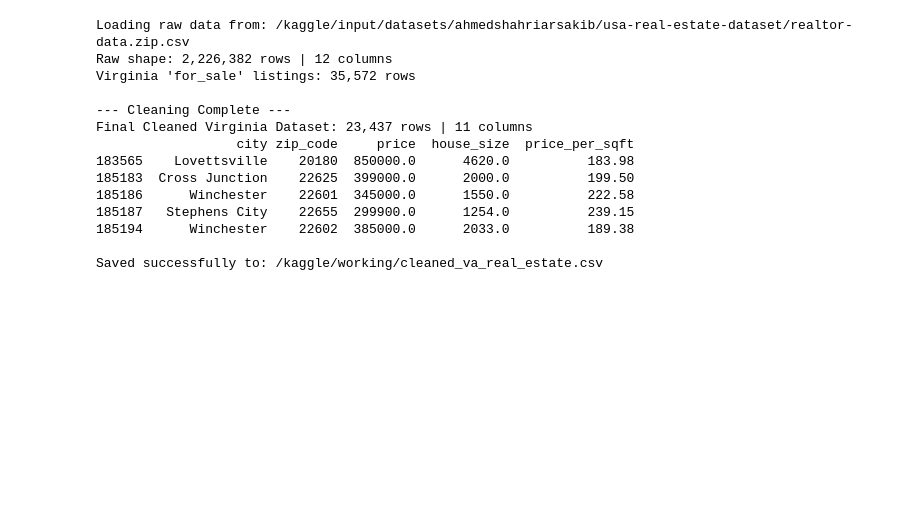
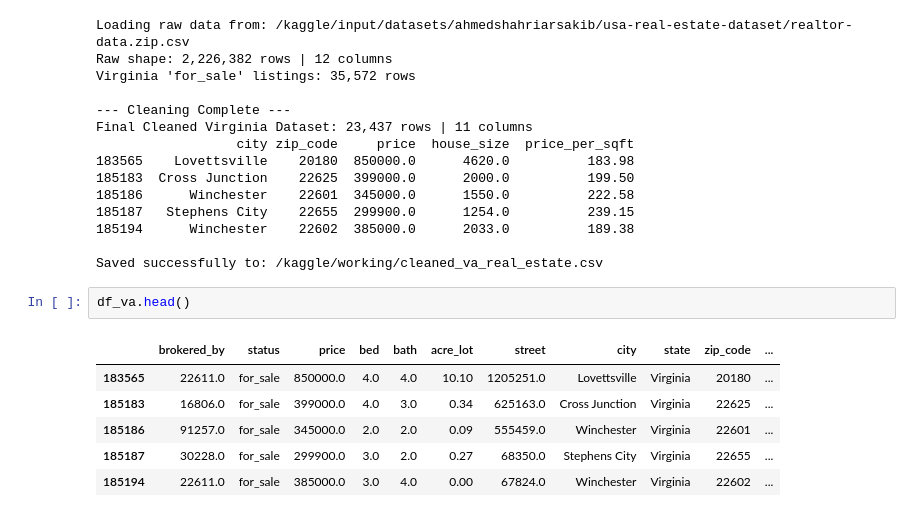
Before and after one commit to courtneyhodge/va-real-estate-spatial-valuation, a Jupyter notebook: real-estate-project.ipynb, the cells around one changed output. Cells and saved outputs as stored; diff of their text form; blank space fills up the shorter version.

```diff
--- a/real-estate-project.ipynb
+++ b/real-estate-project.ipynb
@@ -108,3 +108,12 @@ Final Cleaned Virginia Dataset: 23,437 rows | 11 columns
 185194      Winchester    22602  385000.0      2033.0          189.38
 
 Saved successfully to: /kaggle/working/cleaned_va_real_estate.csv
+# %%
+df_va.head()
+# %% [output]
+|  | brokered_by | status | price | bed | bath | acre_lot | street | city | state | zip_code | ... |
+| 183565 | 22611.0 | for_sale | 850000.0 | 4.0 | 4.0 | 10.10 | 1205251.0 | Lovettsville | Virginia | 20180 | ... |
+| 185183 | 16806.0 | for_sale | 399000.0 | 4.0 | 3.0 | 0.34 | 625163.0 | Cross Junction | Virginia | 22625 | ... |
+| 185186 | 91257.0 | for_sale | 345000.0 | 2.0 | 2.0 | 0.09 | 555459.0 | Winchester | Virginia | 22601 | ... |
+| 185187 | 30228.0 | for_sale | 299900.0 | 3.0 | 2.0 | 0.27 | 68350.0 | Stephens City | Virginia | 22655 | ... |
+| 185194 | 22611.0 | for_sale | 385000.0 | 3.0 | 4.0 | 0.00 | 67824.0 | Winchester | Virginia | 22602 | ... |
```
Also changed, not shown: parts of 7 cells of this notebook.
